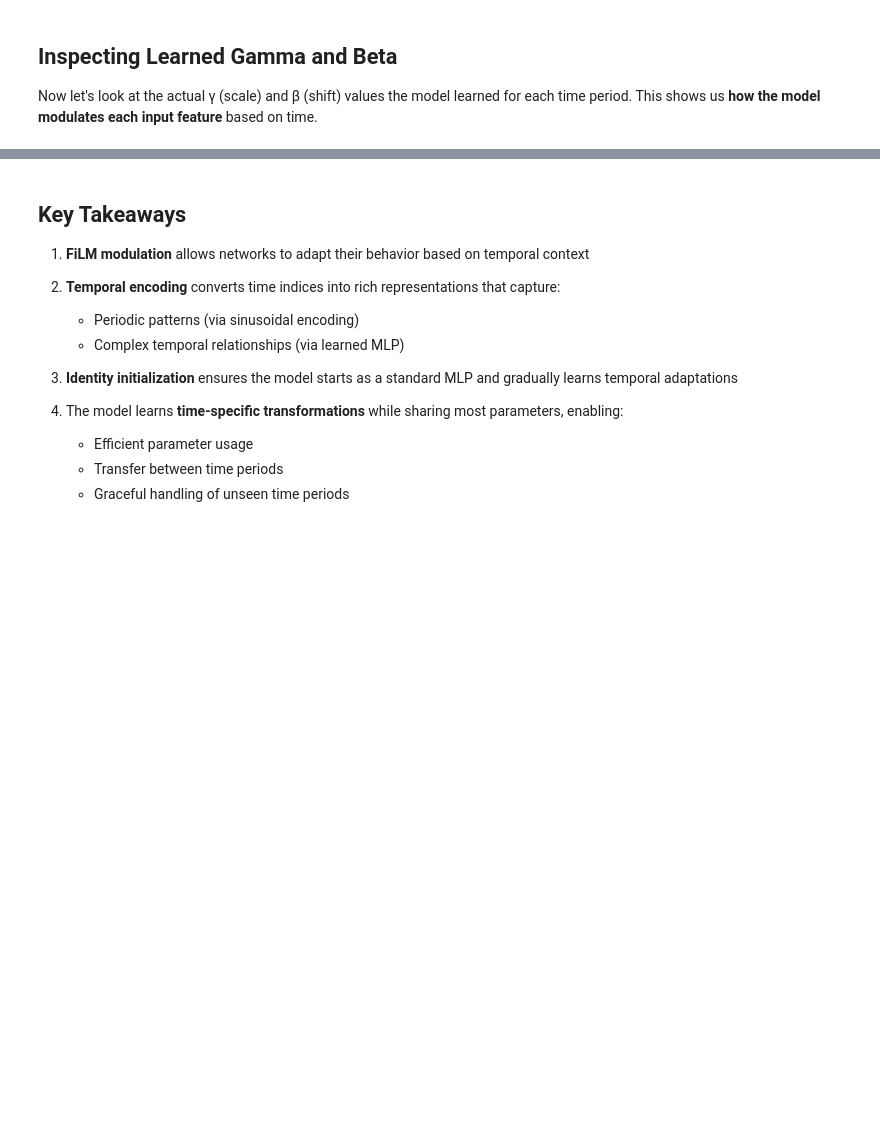
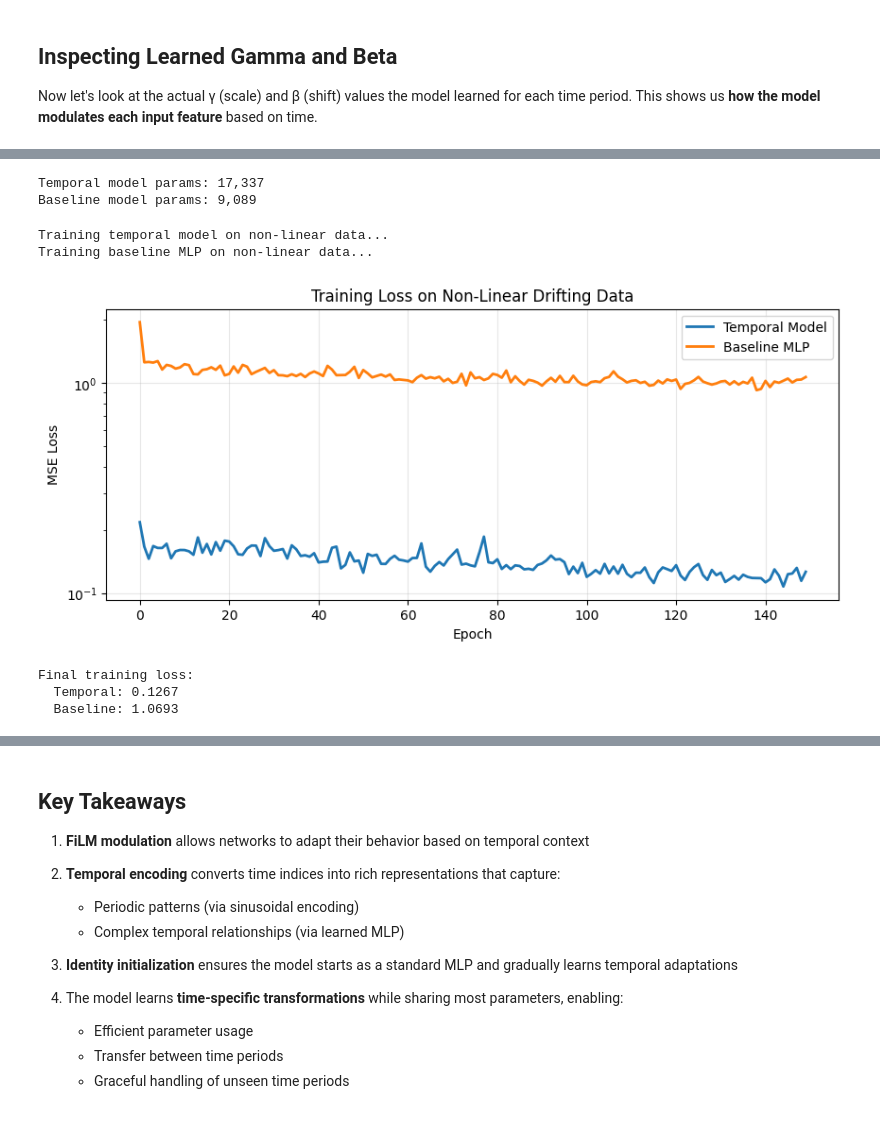
Before and after one commit to liamflynn1989/tabular-nn-research, a Jupyter notebook: tutorials/01_temporal_modulation.ipynb, the cells around one changed output, grey strips where cells are left out. Drawn from its saved outputs; the diff is of its cells as text; code cells hidden in the pictures; blank space fills up the shorter version.

```diff
--- a/tutorials/01_temporal_modulation.ipynb
+++ b/tutorials/01_temporal_modulation.ipynb
@@ -939,0 +1174,56 @@ If the model learned correctly, the right plot should show similar patterns.
+# %%
+# Split data for non-linear example
+n_train_nl = 2000
+X_train_nl = X_nl[:n_train_nl]
+y_train_nl = y_nl[:n_train_nl]
+t_train_nl = time_idx_nl[:n_train_nl]
+X_test_nl = X_nl[n_train_nl:]
+y_test_nl = y_nl[n_train_nl:]
+t_test_nl = time_idx_nl[n_train_nl:]
+
+train_loader_nl = DataLoader(
+    TensorDataset(X_train_nl, y_train_nl, t_train_nl),
+    batch_size=64, shuffle=True
+)
+
+# Create models for non-linear data - use more capacity for non-linearity
+temporal_model_nl = TemporalTabularModel(
+    d_in=4, d_out=1, d_time=16, n_blocks=3, d_block=64, dropout=0.1
+)
+baseline_model_nl = MLP(d_in=4, d_out=1, n_blocks=3, d_block=64, dropout=0.1)
+
+print(f"Temporal model params: {temporal_model_nl.count_parameters():,}")
+print(f"Baseline model params: {baseline_model_nl.count_parameters():,}")
+# %% [output]
+Temporal model params: 17,337
+Baseline model params: 9,089
+# %%
+# Train both models on non-linear data
+print("Training temporal model on non-linear data...")
+temporal_losses_nl = train_model(temporal_model_nl, train_loader_nl, n_epochs=150, use_time=True)
+
+print("Training baseline MLP on non-linear data...")
+baseline_losses_nl = train_model(baseline_model_nl, train_loader_nl, n_epochs=150, use_time=False)
+
+# Plot training curves
+plt.figure(figsize=(10, 4))
+plt.plot(temporal_losses_nl, label='Temporal Model', linewidth=2)
+plt.plot(baseline_losses_nl, label='Baseline MLP', linewidth=2)
+plt.xlabel('Epoch')
+plt.ylabel('MSE Loss')
+plt.title('Training Loss on Non-Linear Drifting Data')
+plt.legend()
+plt.yscale('log')
+plt.grid(True, alpha=0.3)
+plt.show()
+
+print(f"\nFinal training loss:")
+print(f"  Temporal: {temporal_losses_nl[-1]:.4f}")
+print(f"  Baseline: {baseline_losses_nl[-1]:.4f}")
+# %% [output]
+Training temporal model on non-linear data...
+Training baseline MLP on non-linear data...
+[figure, added]
+Final training loss:
+  Temporal: 0.1267
+  Baseline: 1.0693
```
Also changed, not shown: parts of 17 cells of this notebook.
